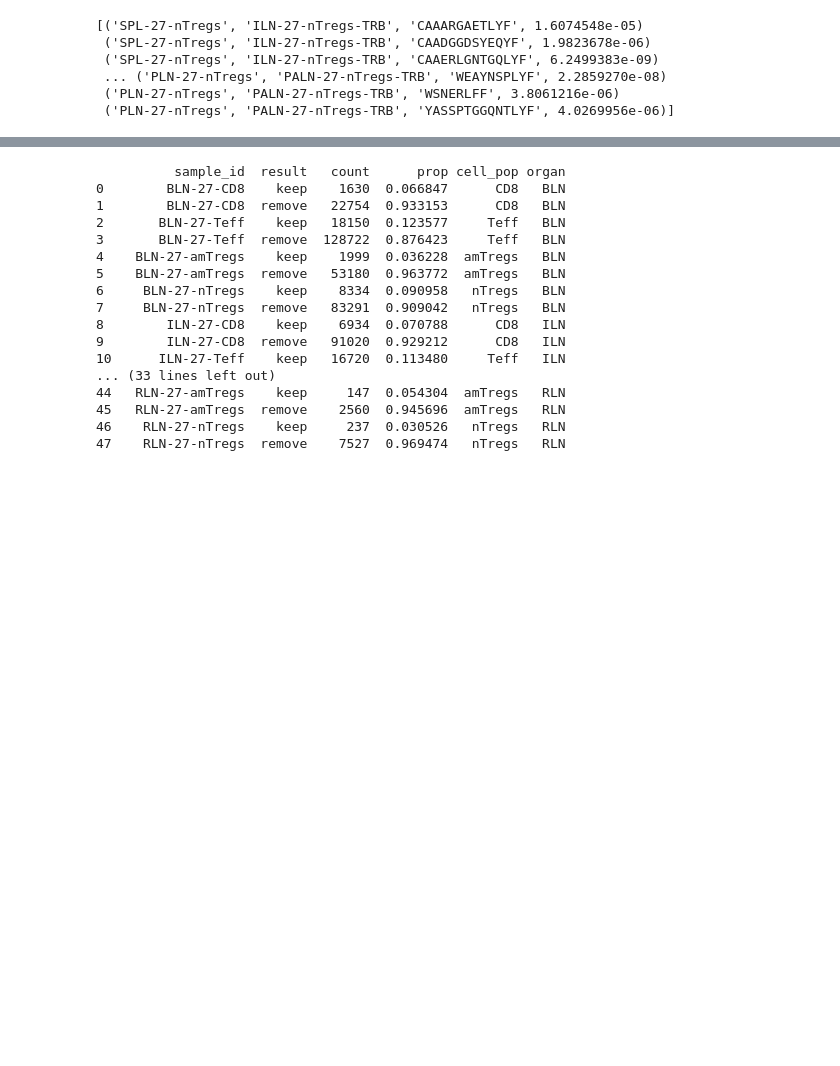
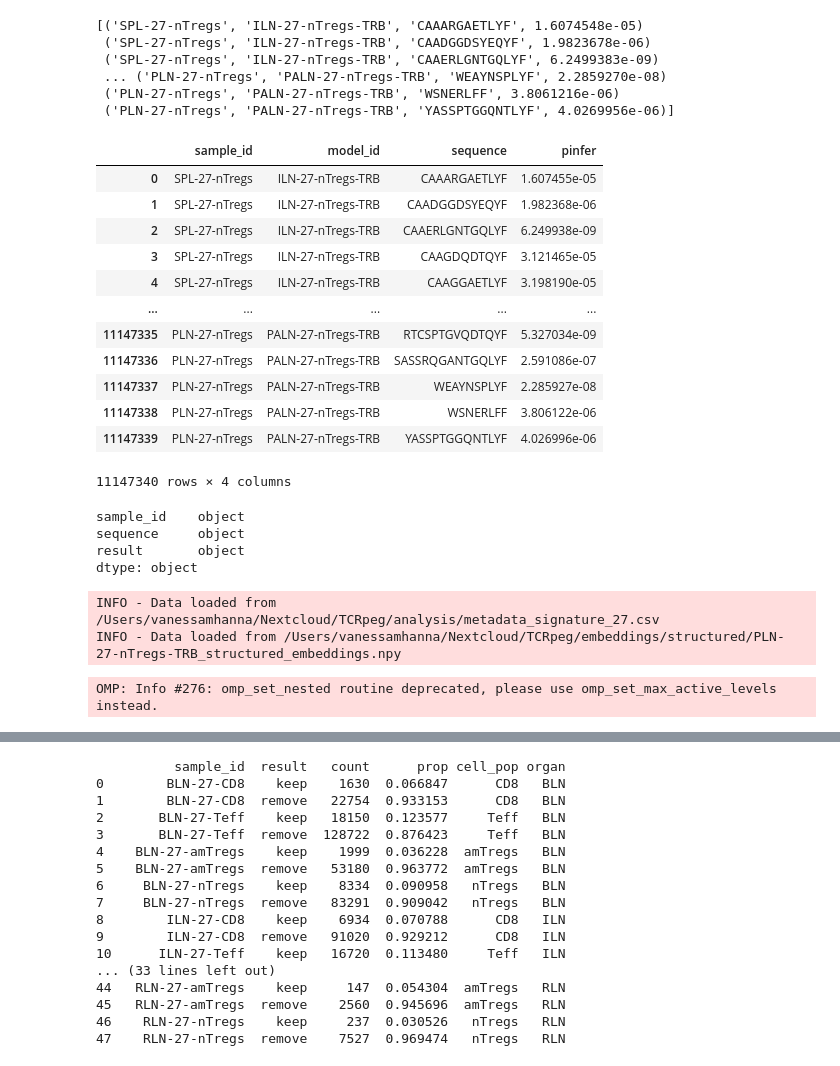
Before and after one commit to i3-unit/TCRpeg_i3, a Jupyter notebook: tutorial_feature_selection.ipynb, the cells around one changed output, grey strips where cells are left out. Saved outputs shown, nothing was run; the diff lists cells and outputs as text; code cells hidden in the pictures; blank space fills up the shorter version.

```diff
--- a/tutorial_feature_selection.ipynb
+++ b/tutorial_feature_selection.ipynb
@@ -112,6 +115,22 @@ print(structured_array)
  ... ('PLN-27-nTregs', 'PALN-27-nTregs-TRB', 'WEAYNSPLYF', 2.2859270e-08)
  ('PLN-27-nTregs', 'PALN-27-nTregs-TRB', 'WSNERLFF', 3.8061216e-06)
  ('PLN-27-nTregs', 'PALN-27-nTregs-TRB', 'YASSPTGGQNTLYF', 4.0269956e-06)]
+# %%
+df
+# %% [output]
+|  | sample_id | model_id | sequence | pinfer |
+| 0 | SPL-27-nTregs | ILN-27-nTregs-TRB | CAAARGAETLYF | 1.607455e-05 |
+| 1 | SPL-27-nTregs | ILN-27-nTregs-TRB | CAADGGDSYEQYF | 1.982368e-06 |
+| 2 | SPL-27-nTregs | ILN-27-nTregs-TRB | CAAERLGNTGQLYF | 6.249938e-09 |
+| 3 | SPL-27-nTregs | ILN-27-nTregs-TRB | CAAGDQDTQYF | 3.121465e-05 |
+| 4 | SPL-27-nTregs | ILN-27-nTregs-TRB | CAAGGAETLYF | 3.198190e-05 |
+| ... | ... | ... | ... | ... |
+| 11147335 | PLN-27-nTregs | PALN-27-nTregs-TRB | RTCSPTGVQDTQYF | 5.327034e-09 |
+| 11147336 | PLN-27-nTregs | PALN-27-nTregs-TRB | SASSRQGANTGQLYF | 2.591086e-07 |
+| 11147337 | PLN-27-nTregs | PALN-27-nTregs-TRB | WEAYNSPLYF | 2.285927e-08 |
+| 11147338 | PLN-27-nTregs | PALN-27-nTregs-TRB | WSNERLFF | 3.806122e-06 |
+| 11147339 | PLN-27-nTregs | PALN-27-nTregs-TRB | YASSPTGGQNTLYF | 4.026996e-06 |
+11147340 rows × 4 columns
 # %%
 df = pd.DataFrame(structured_array)
 
@@ -140,0 +169,16 @@ df_f = pd.concat(lists_f, ignore_index=True)
+# %%
+filtered_df.dtypes
+# %% [output]
+sample_id    object
+sequence     object
+result       object
+dtype: object
+# %%
+sign = UMAPGenerator('/Users/vanessamhanna/Nextcloud/TCRpeg/embeddings/structured/PLN-27-nTregs-TRB_structured_embeddings.npy', metadata='/Users/vanessamhanna/Nextcloud/TCRpeg/analysis/metadata_signature_27.csv')
+# %% [output]
+INFO - Data loaded from /Users/vanessamhanna/Nextcloud/TCRpeg/analysis/metadata_signature_27.csv
+INFO - Data loaded from /Users/vanessamhanna/Nextcloud/TCRpeg/embeddings/structured/PLN-27-nTregs-TRB_structured_embeddings.npy
+# %%
+sign.run()
+# %% [output]
+OMP: Info #276: omp_set_nested routine deprecated, please use omp_set_max_active_levels instead.
```
Also changed, not shown: parts of 10 cells of this notebook, 3 other files.
